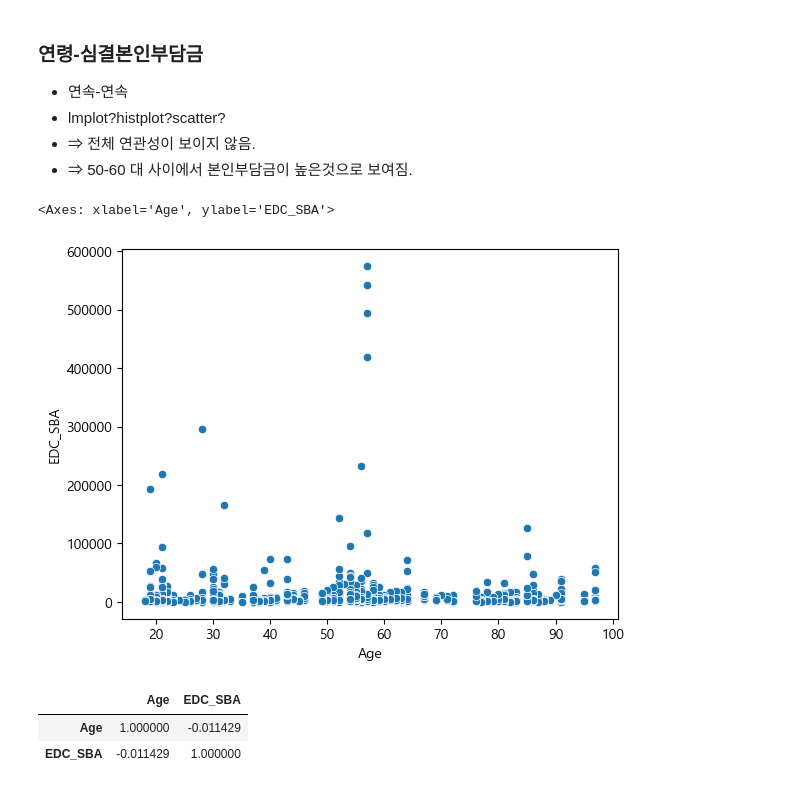
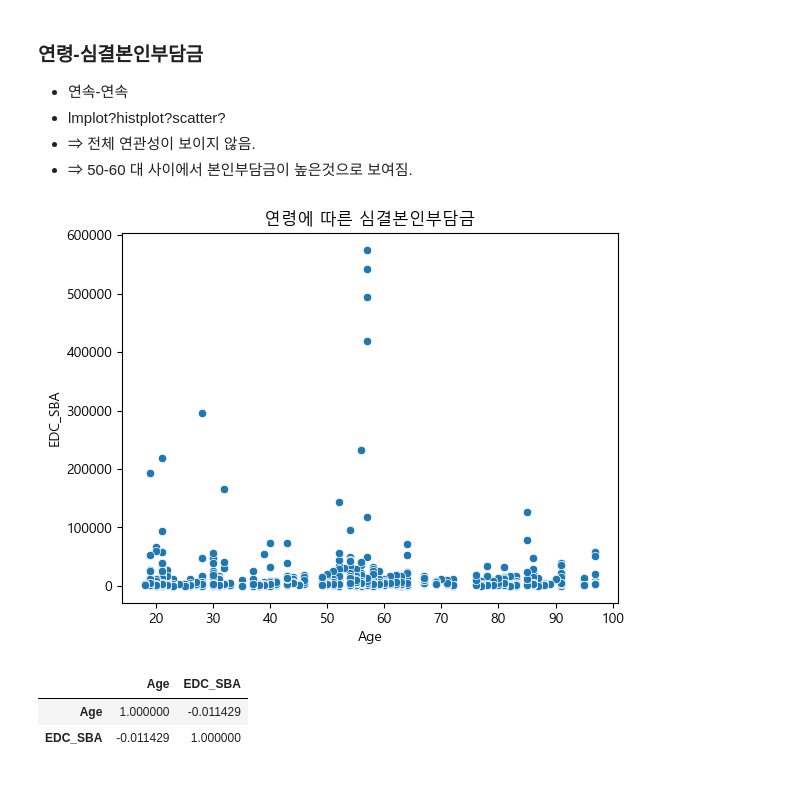
Before and after one commit to KKKKKIKKKK/toy_data_analysiss, a Jupyter notebook: codes/EDA/JoinCollectionNSC2_EDA_SA.ipynb, the cells around one changed output. Saved outputs shown, nothing was run; the diff lists cells and outputs as text; code cells hidden in the pictures.

```diff
--- a/codes/EDA/JoinCollectionNSC2_EDA_SA.ipynb
+++ b/codes/EDA/JoinCollectionNSC2_EDA_SA.ipynb
@@ -100,11 +100,10 @@ df_BMA=df_BMA.drop(columns=['BTH_Y'])
 -  ⇒ 50-60 대 사이에서 본인부담금이 높은것으로 보여짐.
 # %%
 sns.scatterplot(data=df_BMA, x='Age', y='EDC_SBA')
-plt.suptitle('연령에 따른 심결본인부담금', y=-0.05)
+plt.title('연령에 따른 심결본인부담금')
 plt.show()
 # %% [output]
-<Axes: xlabel='Age', ylabel='EDC_SBA'>
-[figure, old version]
+[figure, new version]
 # %%
 df_BMA[['Age','EDC_SBA']].corr()
 # %% [output]
```
Also changed, not shown: parts of 3 cells of this notebook, 1 other file.
